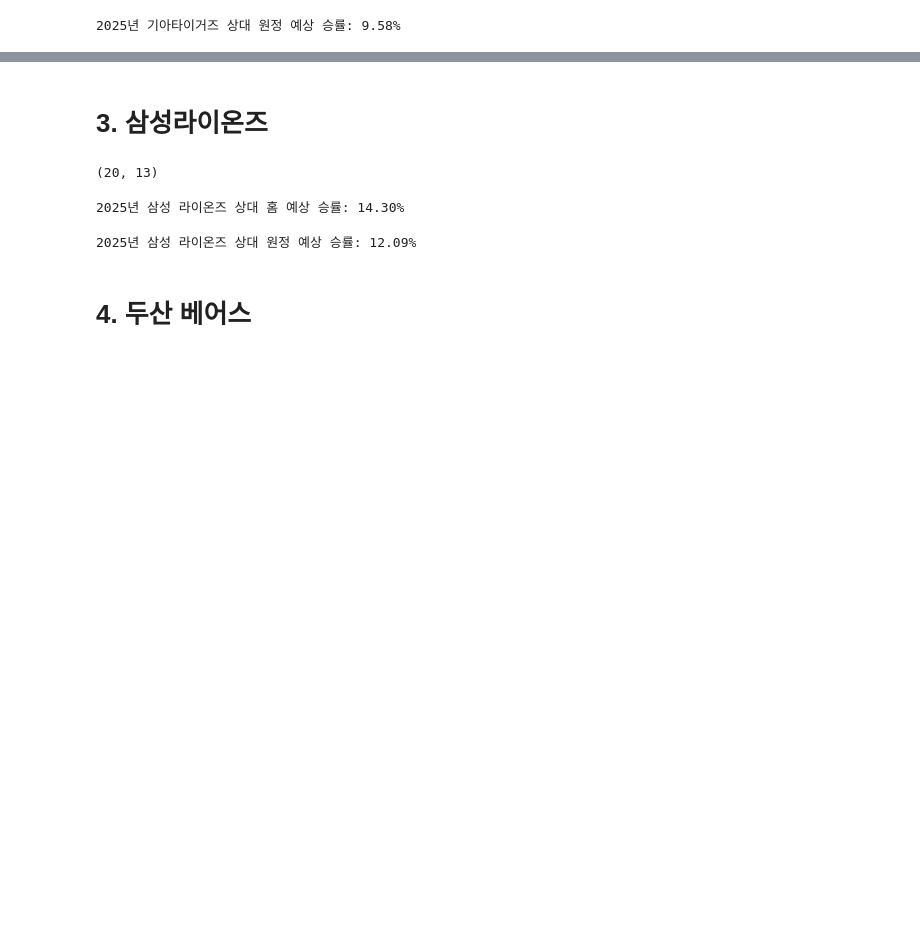
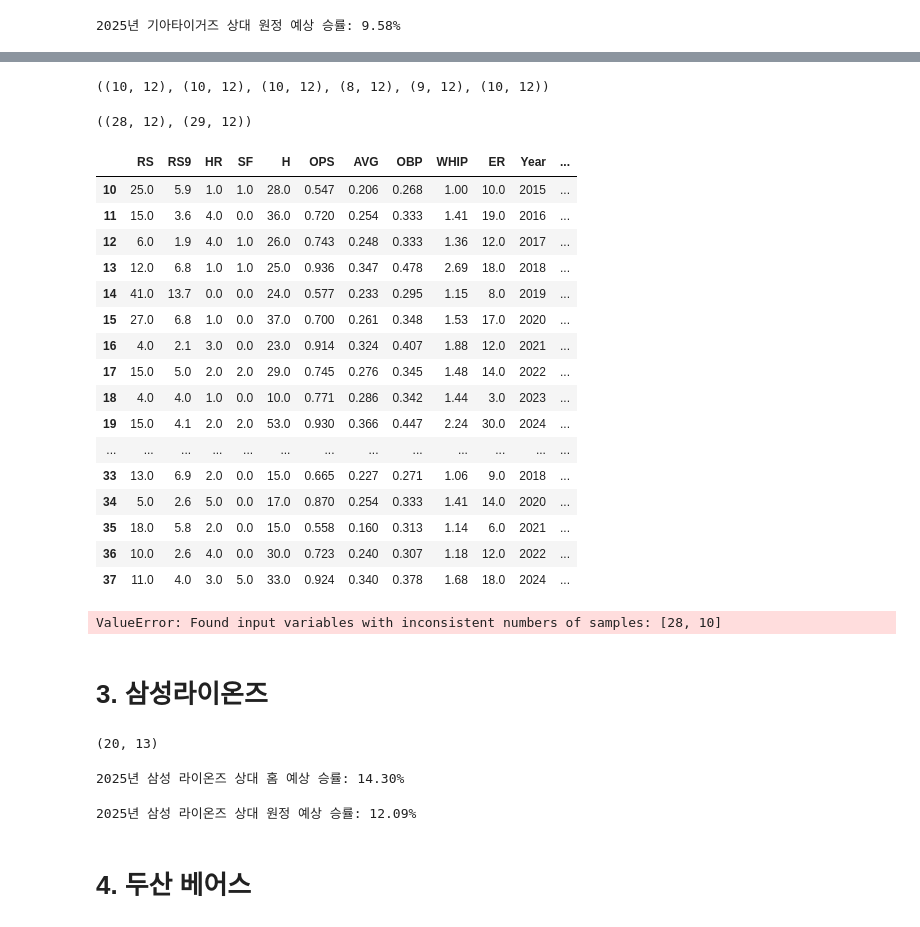
Before and after one commit to IAMKIMEUNSEO/predict2025_kbo_lgtwins_winning_rate, a Jupyter notebook: lgtwins.ipynb, the cells around one changed output, grey strips where cells are left out. Drawn from its saved outputs; the diff is of its cells as text; code cells hidden in the pictures; blank space fills up the shorter version.

```diff
--- a/lgtwins.ipynb
+++ b/lgtwins.ipynb
@@ -511,11 +568,11 @@ for where in where_list:
         headers = [th.text.strip() for th in first_table.find_all("th")]
 
         #데이터프레임 컬럼을 만들기 위해 불필요한 헤더 삭제
-        rm = ['Rank', 'Season', 'Year▲', '비율', 'Year']    #삭제할 헤더명
+        rm = ['비율', 'Year']    #삭제할 헤더명
         idx = [i for i, x in enumerate(headers) if x in rm] #삭제할 헤더 index
 
         columns = [x for i, x in enumerate(headers) if i not in idx]    #삭제 후 남은 헤더
-        columns[0] = 'Year' #컬럼명 변경: 정렬▲ → Year
+        #columns[0] = 'Year' #컬럼명 변경: 정렬▲ → Year
 
         columns = np.array(columns)
 
@@ -528,8 +585,8 @@ for where in where_list:
             cells = [td.text.strip() for td in tr.find_all('td')]
             rows.append(cells)
 
-        for i in range(len(rows)):
-            rows[i] = rows[i][3:]   #불필요한 컬럼값 삭제
+        #for i in range(len(rows)):
+        #    rows[i] = rows[i][3:]   #불필요한 컬럼값 삭제
 
         df = pd.DataFrame(rows, columns=columns)    #데이터프레임 생성
         df_kia_list.append(df)  #생성한 데이터프레임 리스트에 추가
@@ -541,8 +598,11 @@ for where in where_list:
 
 df_kia = pd.concat(df_kia_list) #3개의 데이터프레임(전체, 홈, 원정) 결합
 
+df_kia = df_kia.iloc[:, 3:]
+
 #컬럼 순서 변경: 헤더 가져올 때 순서가 변경됨
 col_list = list(df_kia.columns)
+col_list[0] = 'year'
 col_list[-5:] = ['WHIP', 'AVG', 'OBP', 'OPS', 'ERA']
 df_kia.columns = col_list
 
@@ -550,12 +610,12 @@ df_kia.columns = col_list
 df_kia = df_kia.astype(float)
 
 #연도 데이터 타입 정수형으로 변경
-df_kia.Year = df_kia.Year.astype(int)
+df_kia.year = df_kia.year.astype(int)
 
 #승률 데이터 추가
 df_kia['winning_rate'] = (df_kia['W'] / df_kia['G'] *100).round(2)
 
 df_kia = df_kia[selected_features]
 
-df_kia.shape  #(20, 12)
+df_kia.head()
 # %% [output]
@@ -652,0 +883,2 @@ print(f"2025년 기아타이거즈 상대 원정 예상 승률: {predicted_kiaA:
+# %%
+df_kia_day.reset_index(inplace=True)
@@ -652,0 +895,18 @@ print(f"2025년 기아타이거즈 상대 원정 예상 승률: {predicted_kiaA:
+# %%
+df_kia_sun = df_kia_day.iloc[:10, 1:]    #일요일
+df_kia_tue = df_kia_day.iloc[10:20, 1:]  #화요일
+df_kia_wed = df_kia_day.iloc[20:30, 1:]  #수요일
+df_kia_thu = df_kia_day.iloc[30:38, 1:]  #목요일
+df_kia_fri = df_kia_day.iloc[38:47, 1:]  #금요일
+df_kia_sat = df_kia_day.iloc[47:, 1:]    #토요일
+
+df_kia_sun.shape, df_kia_tue.shape, df_kia_wed.shape, df_kia_thu.shape, df_kia_fri.shape, df_kia_sat.shape
+# %% [output]
+((10, 12), (10, 12), (10, 12), (8, 12), (9, 12), (10, 12))
+# %%
+df_kia_weekdays = pd.concat([df_kia_tue, df_kia_wed, df_kia_thu], axis=0)   #주중 시리즈 결합
+df_kia_weekends = pd.concat([df_kia_fri, df_kia_sat, df_kia_sun], axis=0)   #주말 시리즈 결합
+
+df_kia_weekdays.shape, df_kia_weekends.shape
+# %% [output]
+((28, 12), (29, 12))
@@ -653,3 +918,31 @@ print(f"2025년 기아타이거즈 상대 원정 예상 승률: {predicted_kiaA:
+# %%
+df_kia_weekdays
+# %% [output]
+|  | RS | RS9 | HR | SF | H | OPS | AVG | OBP | WHIP | ER | Year | ... |
+| 10 | 25.0 | 5.9 | 1.0 | 1.0 | 28.0 | 0.547 | 0.206 | 0.268 | 1.00 | 10.0 | 2015 | ... |
+| 11 | 15.0 | 3.6 | 4.0 | 0.0 | 36.0 | 0.720 | 0.254 | 0.333 | 1.41 | 19.0 | 2016 | ... |
+| 12 | 6.0 | 1.9 | 4.0 | 1.0 | 26.0 | 0.743 | 0.248 | 0.333 | 1.36 | 12.0 | 2017 | ... |
+| 13 | 12.0 | 6.8 | 1.0 | 1.0 | 25.0 | 0.936 | 0.347 | 0.478 | 2.69 | 18.0 | 2018 | ... |
+| 14 | 41.0 | 13.7 | 0.0 | 0.0 | 24.0 | 0.577 | 0.233 | 0.295 | 1.15 | 8.0 | 2019 | ... |
+| 15 | 27.0 | 6.8 | 1.0 | 0.0 | 37.0 | 0.700 | 0.261 | 0.348 | 1.53 | 17.0 | 2020 | ... |
+| 16 | 4.0 | 2.1 | 3.0 | 0.0 | 23.0 | 0.914 | 0.324 | 0.407 | 1.88 | 12.0 | 2021 | ... |
+| 17 | 15.0 | 5.0 | 2.0 | 2.0 | 29.0 | 0.745 | 0.276 | 0.345 | 1.48 | 14.0 | 2022 | ... |
+| 18 | 4.0 | 4.0 | 1.0 | 0.0 | 10.0 | 0.771 | 0.286 | 0.342 | 1.44 | 3.0 | 2023 | ... |
+| 19 | 15.0 | 4.1 | 2.0 | 2.0 | 53.0 | 0.930 | 0.366 | 0.447 | 2.24 | 30.0 | 2024 | ... |
+| ... | ... | ... | ... | ... | ... | ... | ... | ... | ... | ... | ... | ... |
+| 33 | 13.0 | 6.9 | 2.0 | 0.0 | 15.0 | 0.665 | 0.227 | 0.271 | 1.06 | 9.0 | 2018 | ... |
+| 34 | 5.0 | 2.6 | 5.0 | 0.0 | 17.0 | 0.870 | 0.254 | 0.333 | 1.41 | 14.0 | 2020 | ... |
+| 35 | 18.0 | 5.8 | 2.0 | 0.0 | 15.0 | 0.558 | 0.160 | 0.313 | 1.14 | 6.0 | 2021 | ... |
+| 36 | 10.0 | 2.6 | 4.0 | 0.0 | 30.0 | 0.723 | 0.240 | 0.307 | 1.18 | 12.0 | 2022 | ... |
+| 37 | 11.0 | 4.0 | 3.0 | 5.0 | 33.0 | 0.924 | 0.340 | 0.378 | 1.68 | 18.0 | 2024 | ... |
+# %%
+#기록 예측 모델
+x_years = years #독립변수
+y_record = np.column_stack((record))    #종속변수
+model_reocrd = LinearRegression()   #생성
+model_record.fit(x_years, y_record) #학습
+# %% [output]
+ValueError: Found input variables with inconsistent numbers of samples: [28, 10]
 # %% [markdown]
 # 3. 삼성라이온즈
 # %%
```
Also changed, not shown: parts of 21 cells of this notebook.
